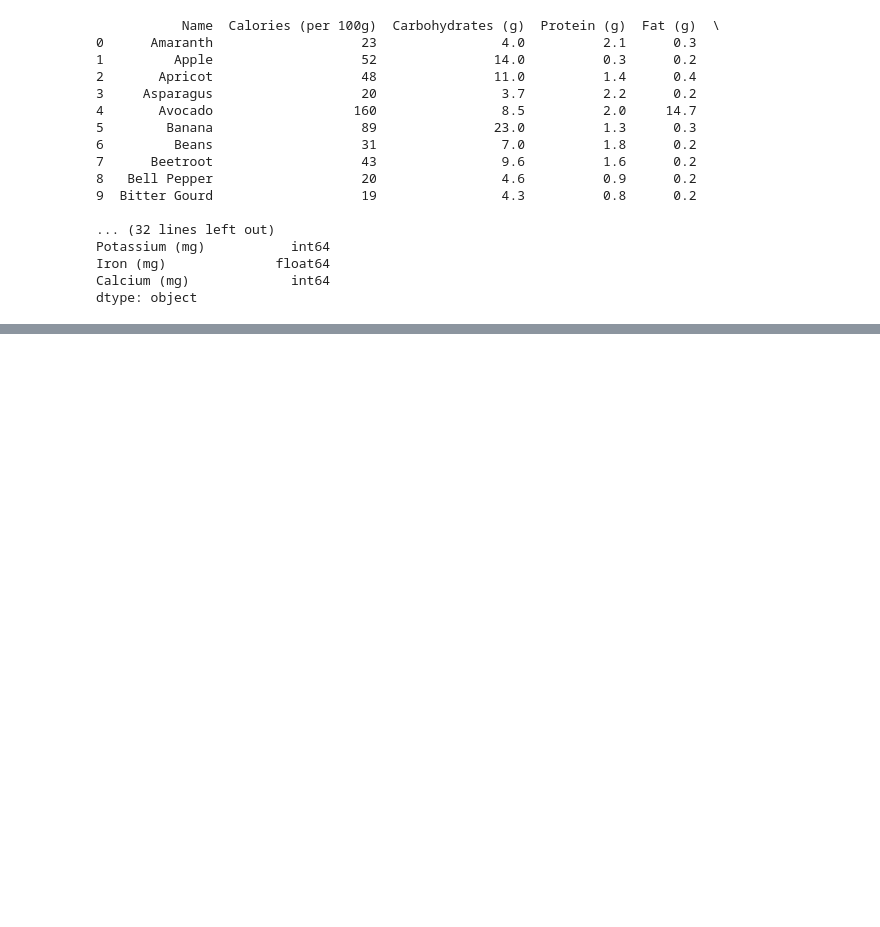
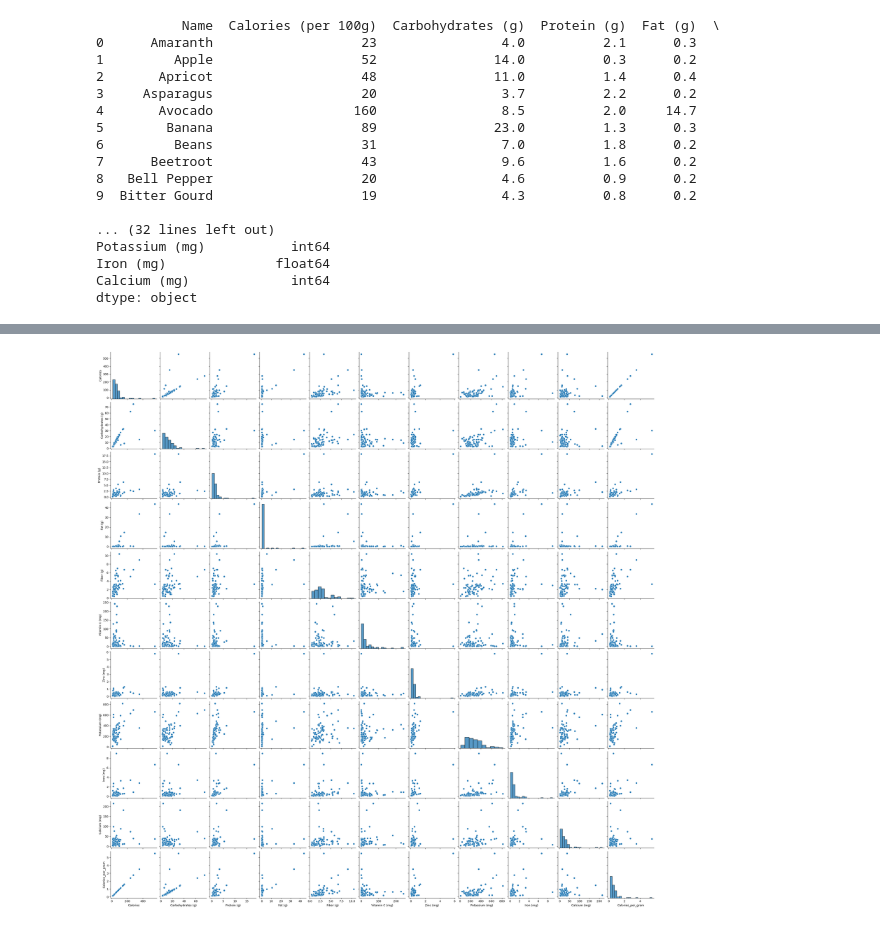
Before and after one commit to ksteele3712/datafun_06_eda, a Jupyter notebook: kristinesteele_eda.ipynb, the cells around one changed output, grey strips where cells are left out. Drawn from its saved outputs; the diff is of its cells as text; code cells hidden in the pictures; blank space fills up the shorter version.

```diff
--- a/kristinesteele_eda.ipynb
+++ b/kristinesteele_eda.ipynb
@@ -72,0 +164,6 @@ print(df_nutrition['Name'].nunique())
+# %%
+#import seaborn as sns
+sns.pairplot(df.select_dtypes(include='number'))
+plt.show()
+# %% [output]
+[figure, added]
```
Also changed, not shown: parts of 64 cells of this notebook.
